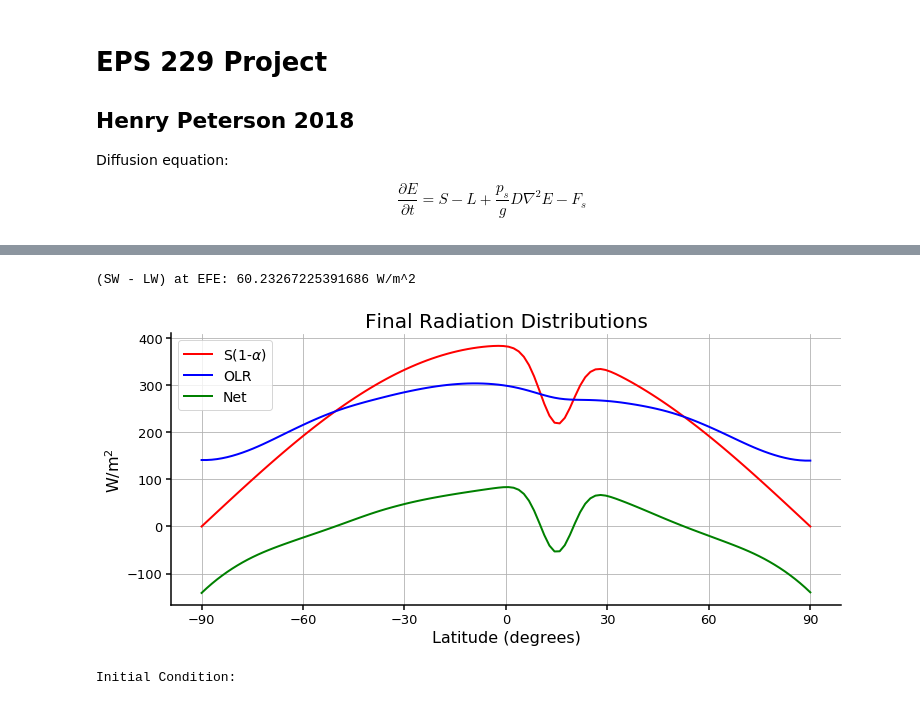
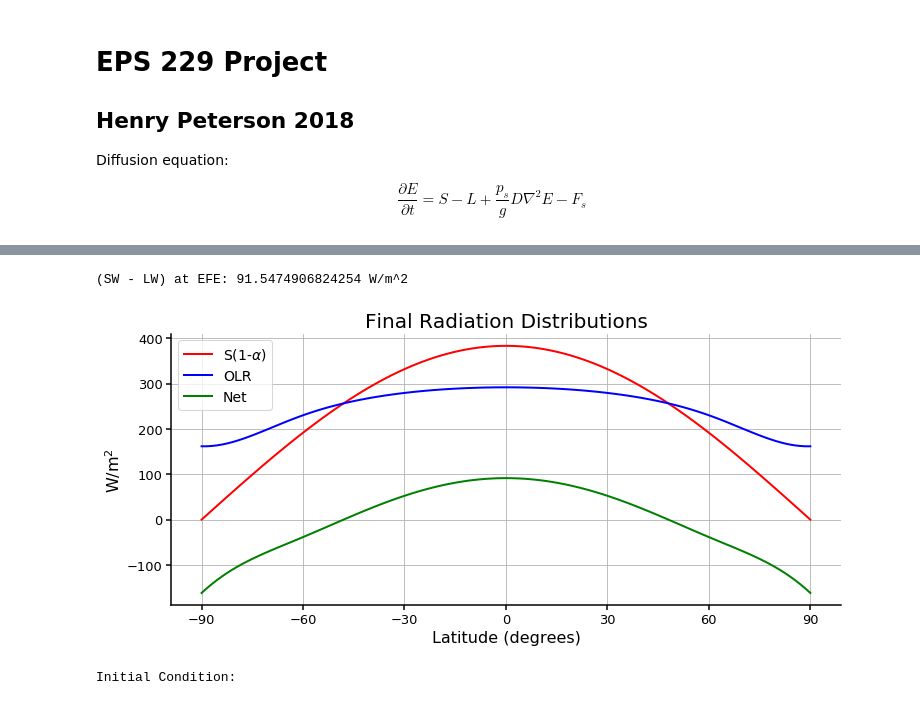
Before and after one commit to fagan2888/EBM, a Jupyter notebook: DiffusiveEBM.ipynb, the cells around one changed output, grey strips where cells are left out. Cells and saved outputs as stored; diff of their text form; code cells hidden in the pictures.

Commit message:
tolerance and linear OLR

```diff
--- a/DiffusiveEBM.ipynb
+++ b/DiffusiveEBM.ipynb
@@ -53,16 +53,18 @@ dy = np.pi*Re*dlat/180
 dtmax = 0.5*dy**2/D
 # dt = dtmax
 dt = 1.0 * dtmax
-# iters = 5e4
-iters = 1e3
-t_final = iters*dt
+# max_iters = 5e4
+max_iters = 1e5
+tolerance = 0.001 # K
+t_final = max_iters*dt
 # Nplot = 500
-Nplot = 25
+Nplot = 100
 frames = int(t_final / dt / Nplot)
 anim_length = 8000
 print("dtmax:      {:.2f} s / {:.4f} days".format(dtmax, dtmax/60/60/24))
+print("df:         {:.2f} s / {:.4f} days".format(dt, dt/60/60/24))
 print("dy:         {:.2f} m".format(dy))
-print("iterations: {}".format(int(iters)))
+print("iterations: {}".format(int(max_iters)))
 print("Time:       {:.2f} s / {:.0f} days".format(t_final, t_final/60/60/24))
 print("frames:     {}".format(frames))
 
@@ -79,8 +82,8 @@ frames:     40
 # INSOLATION
 ################################################################################
 # insolation_type = 'annual_mean'
-# insolation_type = 'annual_mean_clark'
-insolation_type = 'perturbed'
+insolation_type = 'annual_mean_clark'
+# insolation_type = 'perturbed'
 # insolation_type = 'summer_mean'
 
 if insolation_type == 'annual_mean':
@@ -231,8 +234,10 @@ elif init_condition == 'top-hat':
 ################################################################################
 # OLR
 ################################################################################
-olr_type = 'gray'
+# olr_type = 'gray'
 # olr_type = 'full'
+olr_type = 'linear'
+# olr_type = 'shell_somerville'
 
 if olr_type == 'gray':
     ''' GRAY RADIATION '''
@@ -244,6 +249,15 @@ if olr_type == 'gray':
     #       .format((1-alb[0])*np.exp(-optical_depth)+optical_depth**(-4*R/cp) * integral))
     emis = 0.7
     L = lambda T: emis*sig*T**4  #J/m2/s
+elif olr_type == 'linear':
+    ''' LINEAR FIT '''
+    def L(T):
+        A = -281.67 #W/m2
+        B = 1.8 #W/m2/K
+        return A * np.ones(T.shape) + B * T
+elif olr_type == 'shell_somerville':
+    ''' OLR SCHEME FROM SHELL/SOMERVILLE 2004'''
+    print('not yet')
 elif olr_type == 'full':
     ''' FULL BLOWN '''
     # recalculate_moist_adiabats = True
@@ -543,29 +542,29 @@ ITCZ = -4.97375
 # %%
 ################################################################################
 ### SHOW FINAL RADIATION DISTRIBUTIONS
 ################################################################################
 f, ax = plt.subplots(1, figsize=(12, 5))
 
 T_f = T_array[-1, :]
 alb_f = alb_array[-1, :]
 SW_f = S * (1 - alb_f)
 LW_f = L(T_f)
-ax.plot(lats, S_f, 'r', label='S(1-$\\alpha$)')
-ax.plot(lats, L_f, 'b', label='OLR')
-ax.plot(lats, S_f - L_f, 'g', label='Net')
+ax.plot(lats, SW_f, 'r', label='S(1-$\\alpha$)')
+ax.plot(lats, LW_f, 'b', label='OLR')
+ax.plot(lats, SW_f - LW_f, 'g', label='Net')
 ax.set_xticks([-90, -60, -30, 0, 30, 60, 90])
 ax.grid()
 ax.legend(loc='upper left')
 ax.set_title("Final Radiation Distributions")
 ax.set_xlabel("Latitude (degrees)")
 ax.set_ylabel("W/m$^2$")
 
 # plt.savefig('final_radiation.png', dpi=200)
 
 print('(SW - LW) at EFE: {} W/m^2'.format(SW_f[max_index] - LW_f[max_index]))
 # %% [output]
-(SW - LW) at EFE: 60.23267225391686 W/m^2
+(SW - LW) at EFE: 91.5474906824254 W/m^2
-[figure, old version]
+[figure, new version]
 # %%
 ################################################################################
 ### ANIMATION
```
Also changed, not shown: parts of 7 cells of this notebook.
